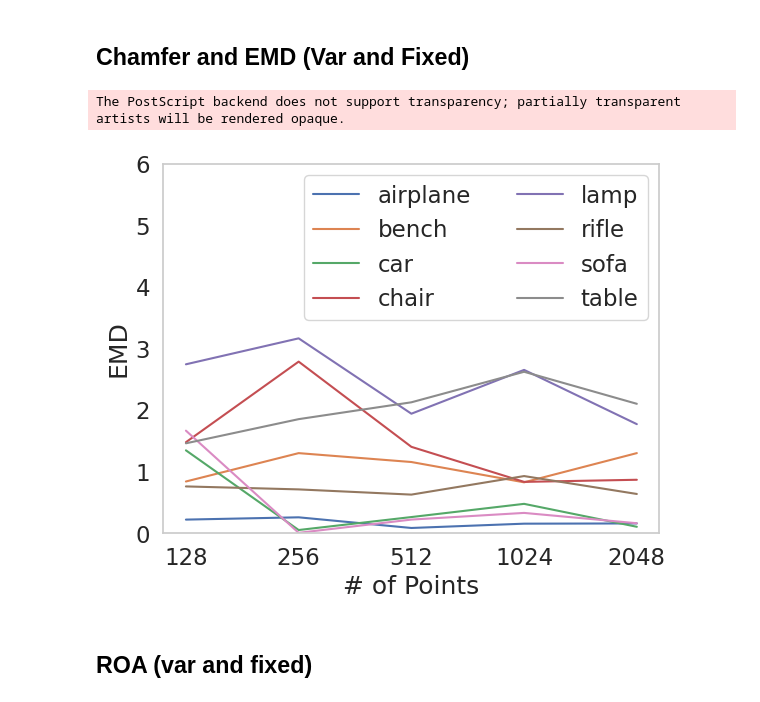
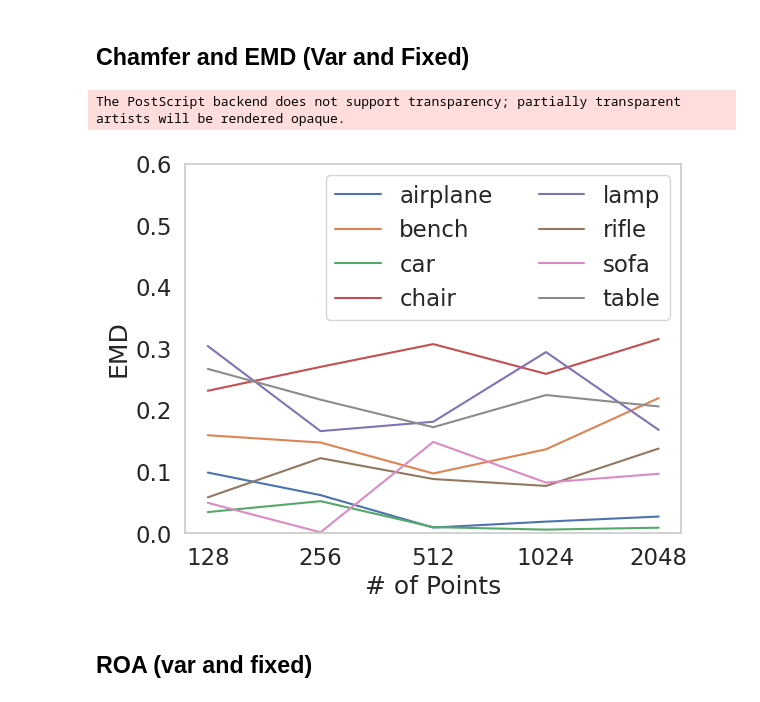
Before and after one commit to rahatzamancse/3d-reconstruction, a Jupyter notebook: lmnet-paper-plots.ipynb, the cells around one changed output. Saved outputs shown, nothing was run; the diff lists cells and outputs as text; code cells hidden in the pictures.

```diff
--- a/lmnet-paper-plots.ipynb
+++ b/lmnet-paper-plots.ipynb
@@ -93,7 +93,7 @@ colnames = [
     'Baseline EMD',
     'EMD',
     'Baseline Chamfer',
-    'Chamfer',
+    'CD',
     'ROA',
 
     'Dataset',
@@ -107,7 +107,7 @@ colnames = [
     'Projection Type',
 
     'exp_id',
-    'Run Time',
+    'Run Time (seconds)',
     'tags'
 ]
 
@@ -118,7 +118,7 @@ plot_df = run_table_df[
 plot_df.columns = colnames
 
 nulcols = colnames.copy()
-nulcols.remove('Run Time')
+nulcols.remove('Run Time (seconds)')
 
 plot_df = plot_df.dropna(axis=0, subset=nulcols)
 plot_df['Perspective Percentage'] = plot_df['Points in exactly # perspectives'] / plot_df['# perspectives']
@@ -196,11 +196,11 @@ datasets_to_take = [
     'ShapeNet:airplane:103c9e43cdf6501c62b600da24e0965'
 ]
 
-VAR_PROJ = False
+VAR_PROJ = True
 # VAR_PROJ = True
 clip_val = 10
 y = 'EMD'
-# y = 'Chamfer'
+# y = 'CD'
 x = '# of Points'
 
 df = plot_df[
@@ -210,35 +210,37 @@ df = plot_df[
     & (plot_df['# perspectives'] == 4)
 ].copy()
 
 df[y] = df[y].apply(lambda x: clip_val if x > clip_val else x)
 
 agg_col_dict = {}
 
 agg_fns = ['mean', 'min', 'max', 'median', 'count']
 for agg_fn in agg_fns:
     agg_col_dict[f'{y}_{agg_fn}'] = (y, agg_fn)
 df['exp_id_error'] = f'<a href="https://app.neptune.ai/rahatzamancse/MPSE-mds/e/{df["exp_id"].astype(str)}/all">' + df['exp_id'].astype(str) + '</a> (' + df[y].round(2).astype(str) + ')<br>'
 agg_col_dict['exp_ids'] = ('exp_id_error', lambda x: ' '.join(x))
 
 aggregated_plot_df = df.groupby(['Dataset', x]).agg(**agg_col_dict).reset_index()
 
 aggregated_plot_df[y+'_mean'] *= 0.5
 aggregated_plot_df['Dataset'] = aggregated_plot_df.Dataset.apply(lambda v: v.split(':')[1])
 
+aggregated_plot_df[y+'_mean'] /= 10
+
 g = sns.lineplot(data=aggregated_plot_df, x=x, y=y + "_mean", hue='Dataset')
 g.legend(*g.get_legend_handles_labels(), ncol=2)
 g.set(xscale="log", yscale="linear")
 g.set_xticks([128, 256, 512, 1024, 2048])
 g.set_xticklabels([128, 256, 512, 1024, 2048])
-g.set(ylim=(0,6))
+g.set(ylim=(0,0.6))
 g.set_xlabel(x)
 g.set_ylabel(y)
 # g.set(title=f'')
 plt.savefig(f"figures/points_{'var' if VAR_PROJ else 'fixed'}_{y.replace(' ', '_')}.eps", bbox_inches='tight')
 plt.show()
 # %% [output]
 The PostScript backend does not support transparency; partially transparent artists will be rendered opaque.
-[figure, old version]
+[figure, new version]
 # %% [markdown]
 ## ROA (var and fixed)
 # %%
```
Also changed, not shown: parts of 20 cells of this notebook, 4 other files.
